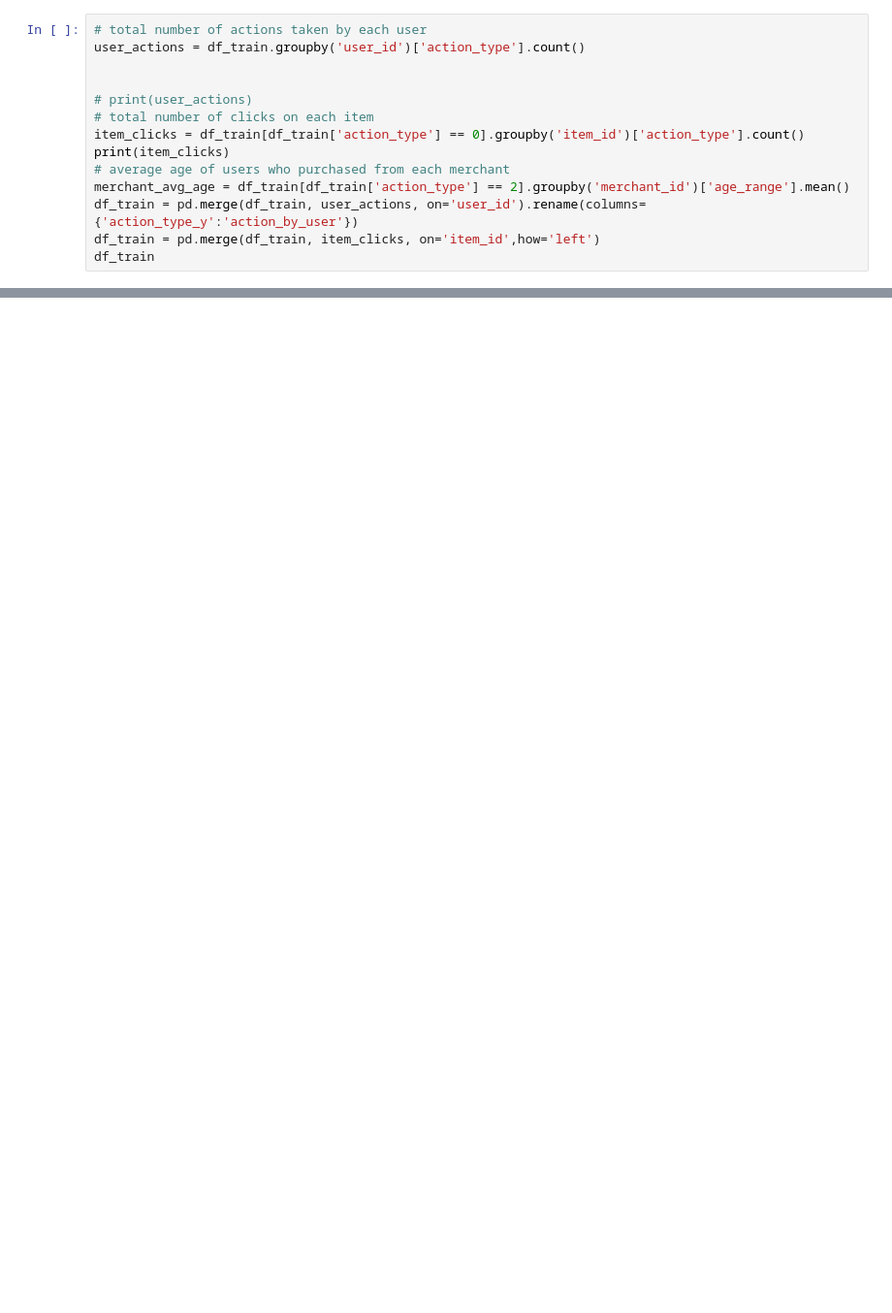
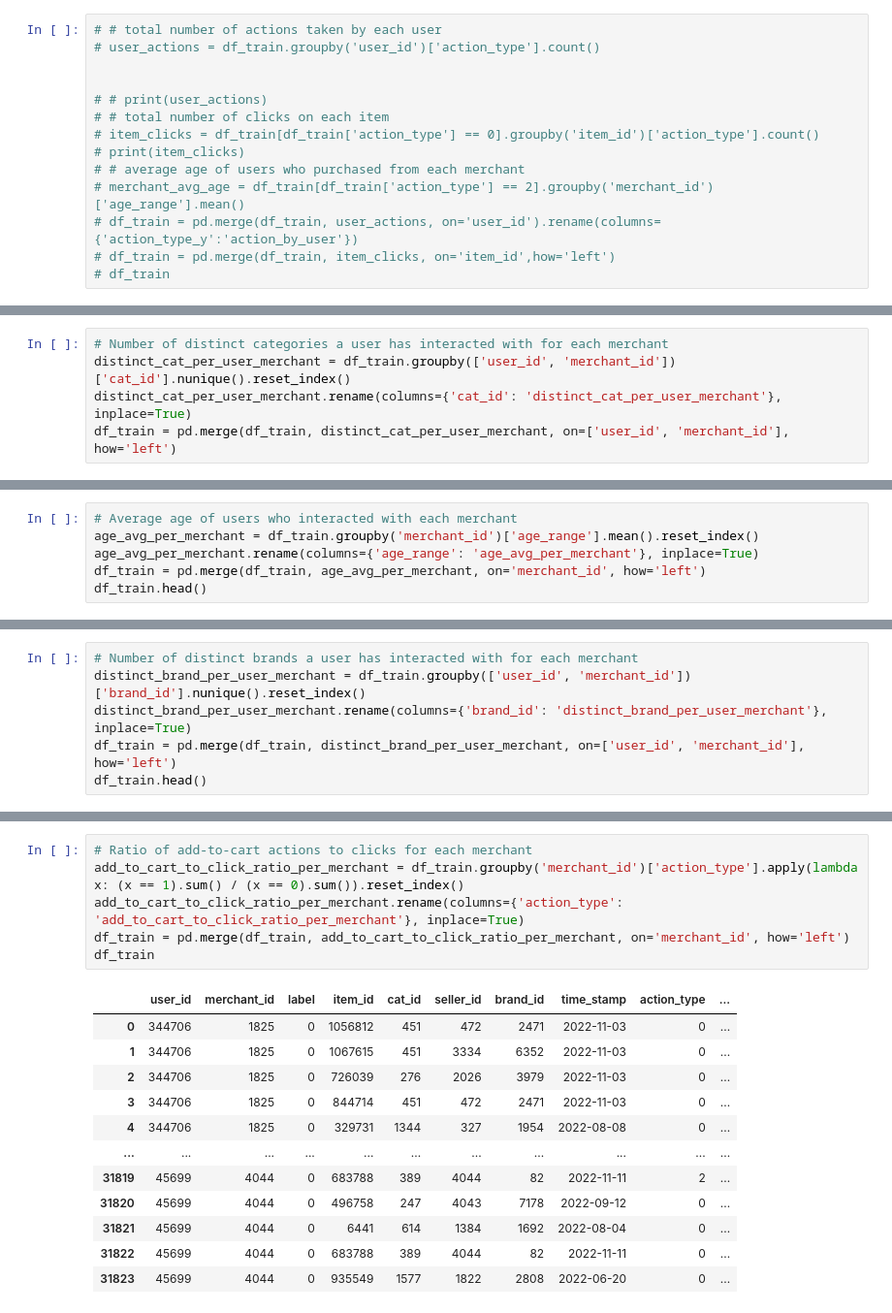
Before and after one commit to pratikjadhav2726/Group7-CECS550, a Jupyter notebook: Feature Engineering/Feature engineering .ipynb, the cells around one changed output, grey strips where cells are left out. Shown at 97% size. Drawn from its saved outputs; the diff is of its cells as text; blank space fills up the shorter version.

```diff
--- a/Feature Engineering/Feature engineering .ipynb
+++ b/Feature Engineering/Feature engineering .ipynb
@@ -60,14 +43,14 @@ df_train
 # %%
-# total number of actions taken by each user
-user_actions = df_train.groupby('user_id')['action_type'].count()
+# # total number of actions taken by each user
+# user_actions = df_train.groupby('user_id')['action_type'].count()
 
 
-# print(user_actions)
-# total number of clicks on each item
-item_clicks = df_train[df_train['action_type'] == 0].groupby('item_id')['action_type'].count()
-print(item_clicks)
-# average age of users who purchased from each merchant
-merchant_avg_age = df_train[df_train['action_type'] == 2].groupby('merchant_id')['age_range'].mean()
-df_train = pd.merge(df_train, user_actions, on='user_id').rename(columns={'action_type_y':'action_by_user'})
-df_train = pd.merge(df_train, item_clicks, on='item_id',how='left')
-df_train
+# # print(user_actions)
+# # total number of clicks on each item
+# item_clicks = df_train[df_train['action_type'] == 0].groupby('item_id')['action_type'].count()
+# print(item_clicks)
+# # average age of users who purchased from each merchant
+# merchant_avg_age = df_train[df_train['action_type'] == 2].groupby('merchant_id')['age_range'].mean()
+# df_train = pd.merge(df_train, user_actions, on='user_id').rename(columns={'action_type_y':'action_by_user'})
+# df_train = pd.merge(df_train, item_clicks, on='item_id',how='left')
+# df_train
@@ -100,0 +57,5 @@ Name: action_type, Length: 8729, dtype: int64
+# %%
+# Number of distinct categories a user has interacted with for each merchant
+distinct_cat_per_user_merchant = df_train.groupby(['user_id', 'merchant_id'])['cat_id'].nunique().reset_index()
+distinct_cat_per_user_merchant.rename(columns={'cat_id': 'distinct_cat_per_user_merchant'}, inplace=True)
+df_train = pd.merge(df_train, distinct_cat_per_user_merchant, on=['user_id', 'merchant_id'], how='left')
@@ -100,0 +71,6 @@ Name: action_type, Length: 8729, dtype: int64
+# %%
+# Average age of users who interacted with each merchant
+age_avg_per_merchant = df_train.groupby('merchant_id')['age_range'].mean().reset_index()
+age_avg_per_merchant.rename(columns={'age_range': 'age_avg_per_merchant'}, inplace=True)
+df_train = pd.merge(df_train, age_avg_per_merchant, on='merchant_id', how='left')
+df_train.head()
@@ -100,0 +84,6 @@ Name: action_type, Length: 8729, dtype: int64
+# %%
+# Number of distinct brands a user has interacted with for each merchant
+distinct_brand_per_user_merchant = df_train.groupby(['user_id', 'merchant_id'])['brand_id'].nunique().reset_index()
+distinct_brand_per_user_merchant.rename(columns={'brand_id': 'distinct_brand_per_user_merchant'}, inplace=True)
+df_train = pd.merge(df_train, distinct_brand_per_user_merchant, on=['user_id', 'merchant_id'], how='left')
+df_train.head()
@@ -100,0 +97,19 @@ Name: action_type, Length: 8729, dtype: int64
+# %%
+# Ratio of add-to-cart actions to clicks for each merchant
+add_to_cart_to_click_ratio_per_merchant = df_train.groupby('merchant_id')['action_type'].apply(lambda x: (x == 1).sum() / (x == 0).sum()).reset_index()
+add_to_cart_to_click_ratio_per_merchant.rename(columns={'action_type': 'add_to_cart_to_click_ratio_per_merchant'}, inplace=True)
+df_train = pd.merge(df_train, add_to_cart_to_click_ratio_per_merchant, on='merchant_id', how='left')
+df_train
+# %% [output]
+|  | user_id | merchant_id | label | item_id | cat_id | seller_id | brand_id | time_stamp | action_type | ... |
+| 0 | 344706 | 1825 | 0 | 1056812 | 451 | 472 | 2471 | 2022-11-03 | 0 | ... |
+| 1 | 344706 | 1825 | 0 | 1067615 | 451 | 3334 | 6352 | 2022-11-03 | 0 | ... |
+| 2 | 344706 | 1825 | 0 | 726039 | 276 | 2026 | 3979 | 2022-11-03 | 0 | ... |
+| 3 | 344706 | 1825 | 0 | 844714 | 451 | 472 | 2471 | 2022-11-03 | 0 | ... |
+| 4 | 344706 | 1825 | 0 | 329731 | 1344 | 327 | 1954 | 2022-08-08 | 0 | ... |
+| ... | ... | ... | ... | ... | ... | ... | ... | ... | ... | ... |
+| 31819 | 45699 | 4044 | 0 | 683788 | 389 | 4044 | 82 | 2022-11-11 | 2 | ... |
+| 31820 | 45699 | 4044 | 0 | 496758 | 247 | 4043 | 7178 | 2022-09-12 | 0 | ... |
+| 31821 | 45699 | 4044 | 0 | 6441 | 614 | 1384 | 1692 | 2022-08-04 | 0 | ... |
+| 31822 | 45699 | 4044 | 0 | 683788 | 389 | 4044 | 82 | 2022-11-11 | 0 | ... |
+| 31823 | 45699 | 4044 | 0 | 935549 | 1577 | 1822 | 2808 | 2022-06-20 | 0 | ... |
```
Also changed, not shown: parts of 16 cells of this notebook, 2 other files.
